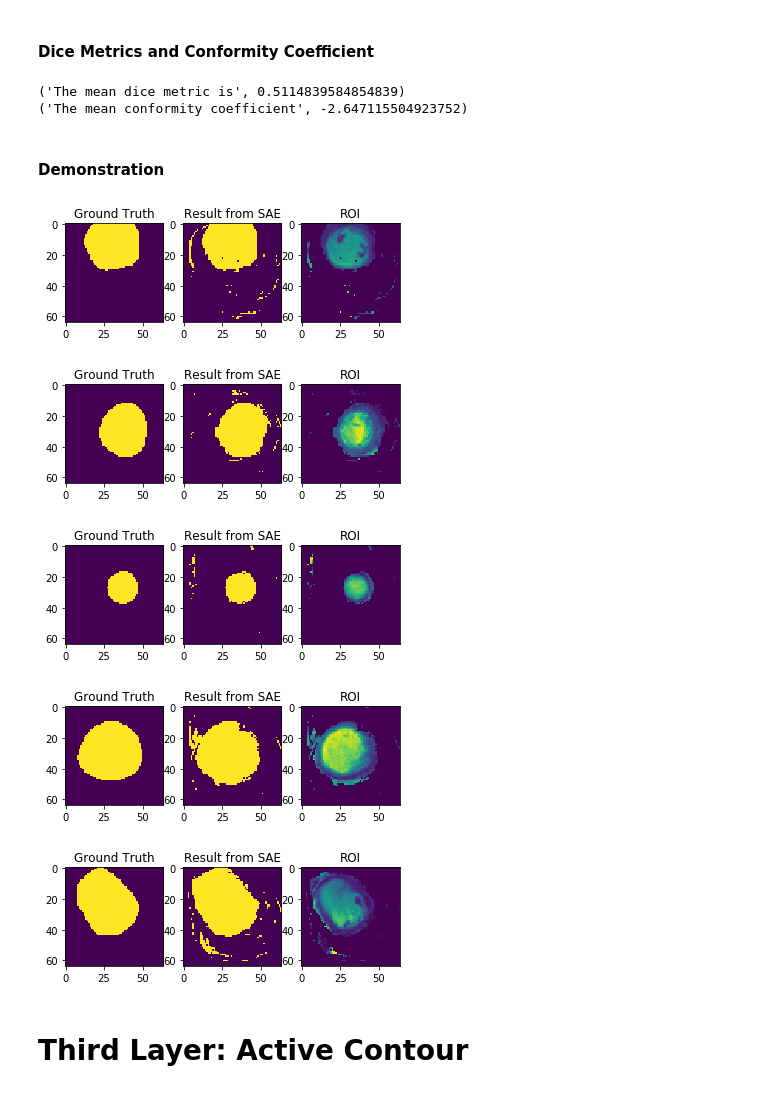
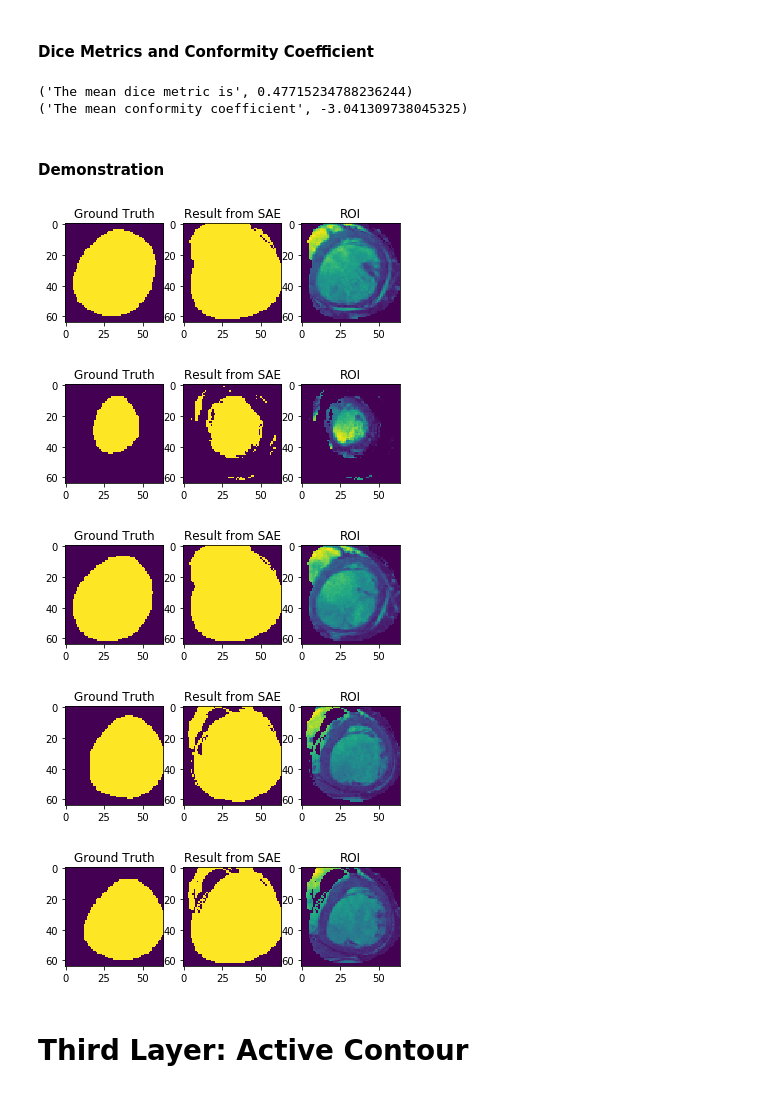
Before and after one commit to qqu0127/LV-segmentation, a Jupyter notebook: SAE+ActiveContour.ipynb, the cells around one changed output. Cells and saved outputs as stored; diff of their text form; code cells hidden in the pictures.

```diff
--- a/SAE+ActiveContour.ipynb
+++ b/SAE+ActiveContour.ipynb
@@ -77,7 +79,7 @@ def open_data_AE(y_pred):
         contour_experts.append(contour)
     return np.array(input_AE).reshape((-1, 64*64)), np.array(contour_experts).reshape((-1, 64*64))
 
-X_train_SAE, Y_train_SAE = open_data_AE(y_pred)
+X_test_SAEinput, Y_test_SAEinput = open_data_AE(y_pred)
 # %% [output]
 (279, 80, 80, 1)
 # %% [markdown]
@@ -85,4 +87,4 @@ X_train_SAE, Y_train_SAE = open_data_AE(y_pred)
 # %%
 from StackedAeModel import SAE
 #apply stacked auto encoder to preprocessed data
-h, model = SAE(X_train_SAE,Y_train_SAE)
+h, model = SAE(X_test_SAEinput,Y_test_SAEinput)
@@ -99,7 +109,7 @@ def prediction_plot(X, model, idx):
 n = img_test.shape[0]
 pred_mask,pred_img=[],[]
 for i in range(n):
-    bin_mask,img = prediction_plot(X_train,model,i)
+    bin_mask,img = prediction_plot(X_test_SAEinput,model,i)
     pred_mask.append(bin_mask)
     pred_img.append(img)
 pred_mask = np.array(pred_mask)
@@ -128,38 +138,38 @@ def conformity_coefficient(X, Y):
 dm = np.zeros(n)
 cc= np.zeros(n)
 for i in range(n):
-    Y_true = Y_train[i].reshape((64,64))
+    Y_true = Y_test_SAEinput[i].reshape((64,64))
     dm[i] = dice_coef(Y_true, pred_mask[i])
     cc[i] = conformity_coefficient(pred_mask[i],Y_true)
 
 print ('The mean dice metric is',dm.mean())
 print ('The mean conformity coefficient',cc.mean())
 # %% [output]
-('The mean dice metric is', 0.5114839584854839)
-('The mean conformity coefficient', -2.647115504923752)
+('The mean dice metric is', 0.47715234788236244)
+('The mean conformity coefficient', -3.041309738045325)
 # %% [markdown]
 #### Demonstration
 # %%
 #find 5 highest
 demo_order = np.flip(np.argsort(dm),axis=0)
 for j in range(5):
     i = demo_order[j]
     plt.figure()
     plt.subplot(131)
-    plt.imshow(Y_train[i].reshape((64,64)))
+    plt.imshow(Y_test_SAEinput[i].reshape((64,64)))
     plt.title('Ground Truth')
     plt.subplot(132)
     plt.imshow(pred_mask[i])
     plt.title('Result from SAE')
     plt.subplot(133)
     plt.imshow(pred_img[i])
     plt.title('ROI')
 # %% [output]
-[figure, old version]
+[figure, new version]
-[figure, old version]
+[figure, new version]
-[figure, old version]
+[figure, new version]
-[figure, old version]
+[figure, new version]
-[figure, old version]
+[figure, new version]
 # %% [markdown]
 # Third Layer: Active Contour
 # %%
```
Also changed, not shown: parts of 6 cells of this notebook.
